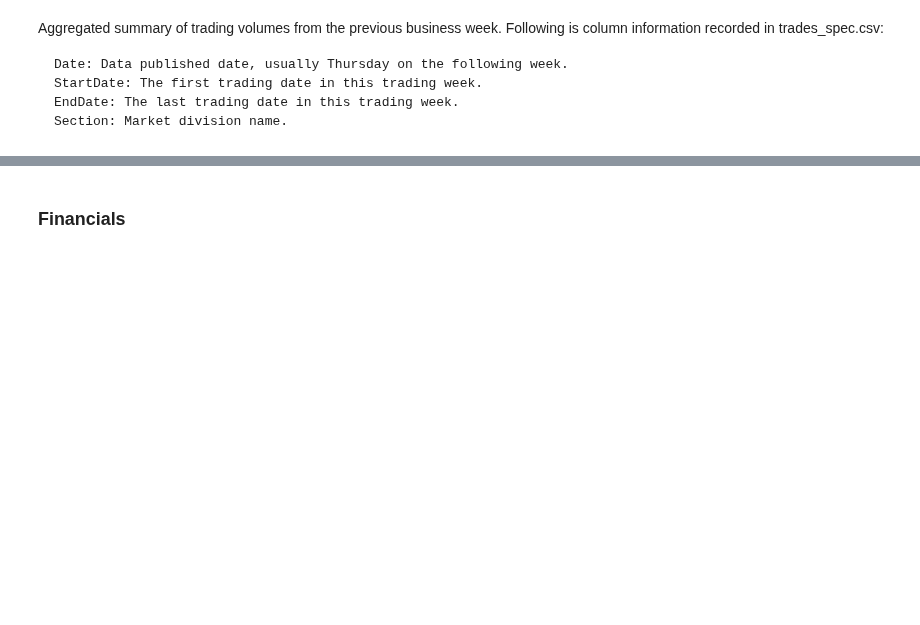
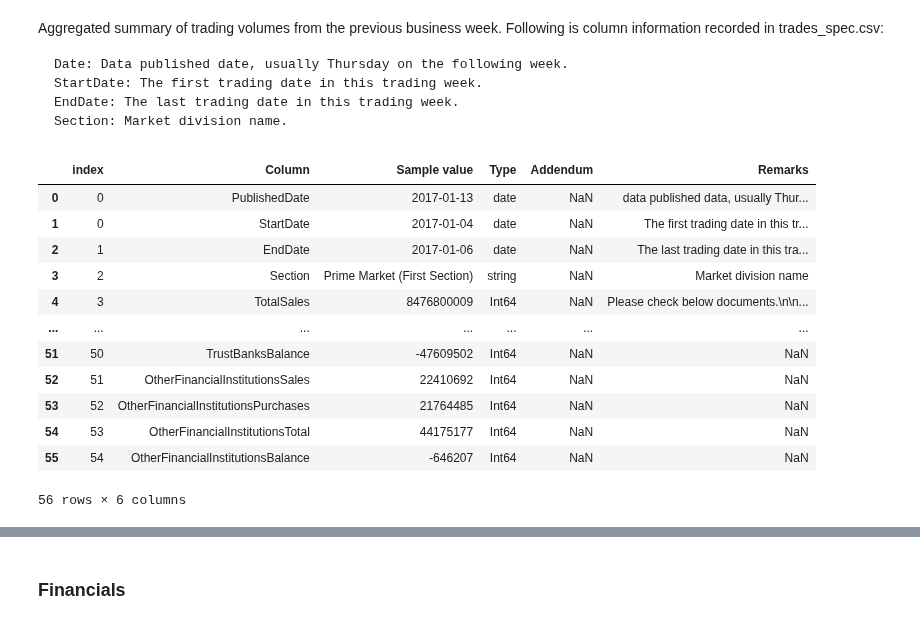
Before and after one commit to GariZabaleta/jpx-tokyo-stock-exchange-prediction, a Jupyter notebook: jpx-prediction.ipynb, the cells around one changed output, grey strips where cells are left out. Drawn from its saved outputs; the diff is of its cells as text; code cells hidden in the pictures; blank space fills up the shorter version.

```diff
--- a/jpx-prediction.ipynb
+++ b/jpx-prediction.ipynb
@@ -1033,5 +1040,21 @@ Aggregated summary of trading volumes from the previous business week. Following
     StartDate: The first trading date in this trading week.
     EndDate: The last trading date in this trading week.
     Section: Market division name.
+# %%
+trades_info
+# %% [output]
+|  | index | Column | Sample value | Type | Addendum | Remarks |
+| 0 | 0 | PublishedDate | 2017-01-13 | date | NaN | data published data, usually Thur... |
+| 1 | 0 | StartDate | 2017-01-04 | date | NaN | The first trading date in this tr... |
+| 2 | 1 | EndDate | 2017-01-06 | date | NaN | The last trading date in this tra... |
+| 3 | 2 | Section | Prime Market (First Section) | string | NaN | Market division name |
+| 4 | 3 | TotalSales | 8476800009 | Int64 | NaN | Please check below documents.\n\n... |
+| ... | ... | ... | ... | ... | ... | ... |
+| 51 | 50 | TrustBanksBalance | -47609502 | Int64 | NaN | NaN |
+| 52 | 51 | OtherFinancialInstitutionsSales | 22410692 | Int64 | NaN | NaN |
+| 53 | 52 | OtherFinancialInstitutionsPurchases | 21764485 | Int64 | NaN | NaN |
+| 54 | 53 | OtherFinancialInstitutionsTotal | 44175177 | Int64 | NaN | NaN |
+| 55 | 54 | OtherFinancialInstitutionsBalance | -646207 | Int64 | NaN | NaN |
+56 rows × 6 columns
 # %%
 display(trades_df.head(5))
```
Also changed, not shown: parts of 17 cells of this notebook.
